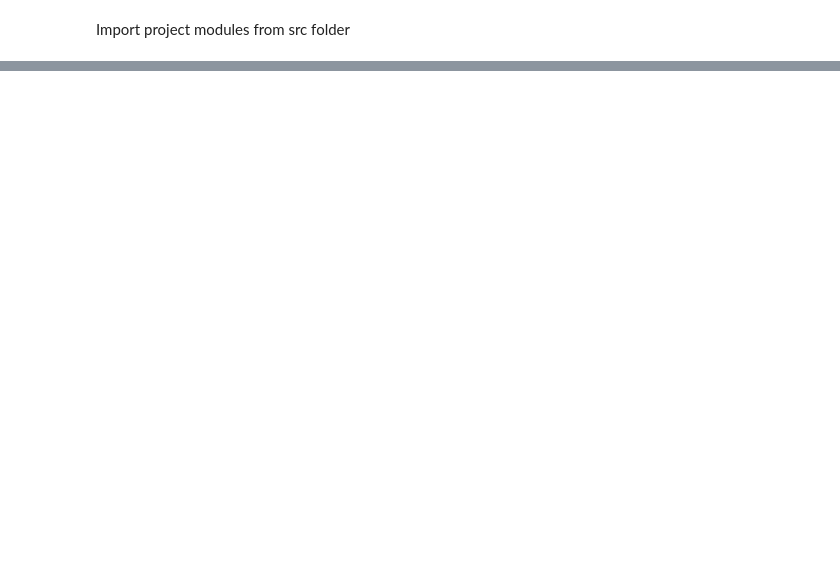
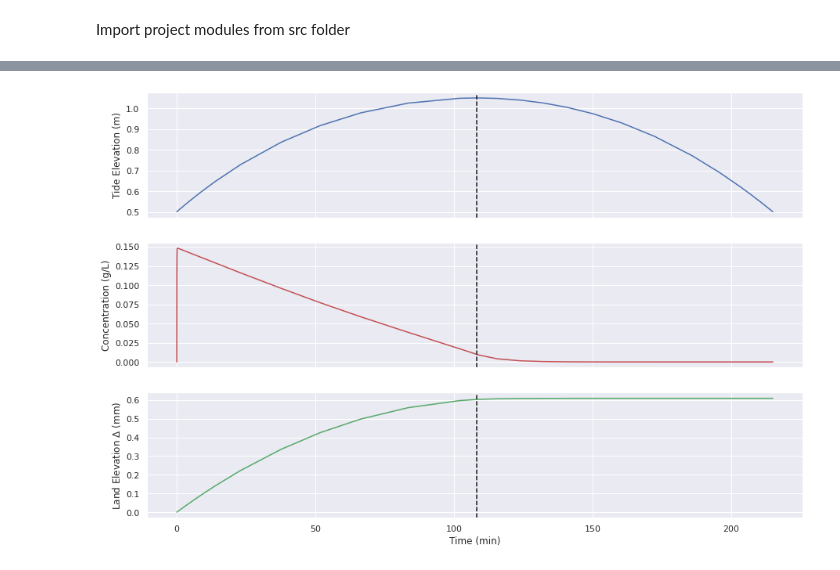
Before and after one commit to christasich/tidal_flat_0d, a Jupyter notebook: notebooks/6-cmt-sediment-model-OOP-rework.ipynb, the cells around one changed output, grey strips where cells are left out. Drawn from its saved outputs; the diff is of its cells as text; code cells hidden in the pictures; blank space fills up the shorter version.

```diff
--- a/notebooks/6-cmt-sediment-model-OOP-rework.ipynb
+++ b/notebooks/6-cmt-sediment-model-OOP-rework.ipynb
@@ -126,0 +131,4 @@ init_land_elev = inundation.init_land_elev
+# %%
+sim.inundations[0].result.plot()
+# %% [output]
+[figure, added]
```
Also changed, not shown: parts of 22 cells of this notebook, 3 other files.
